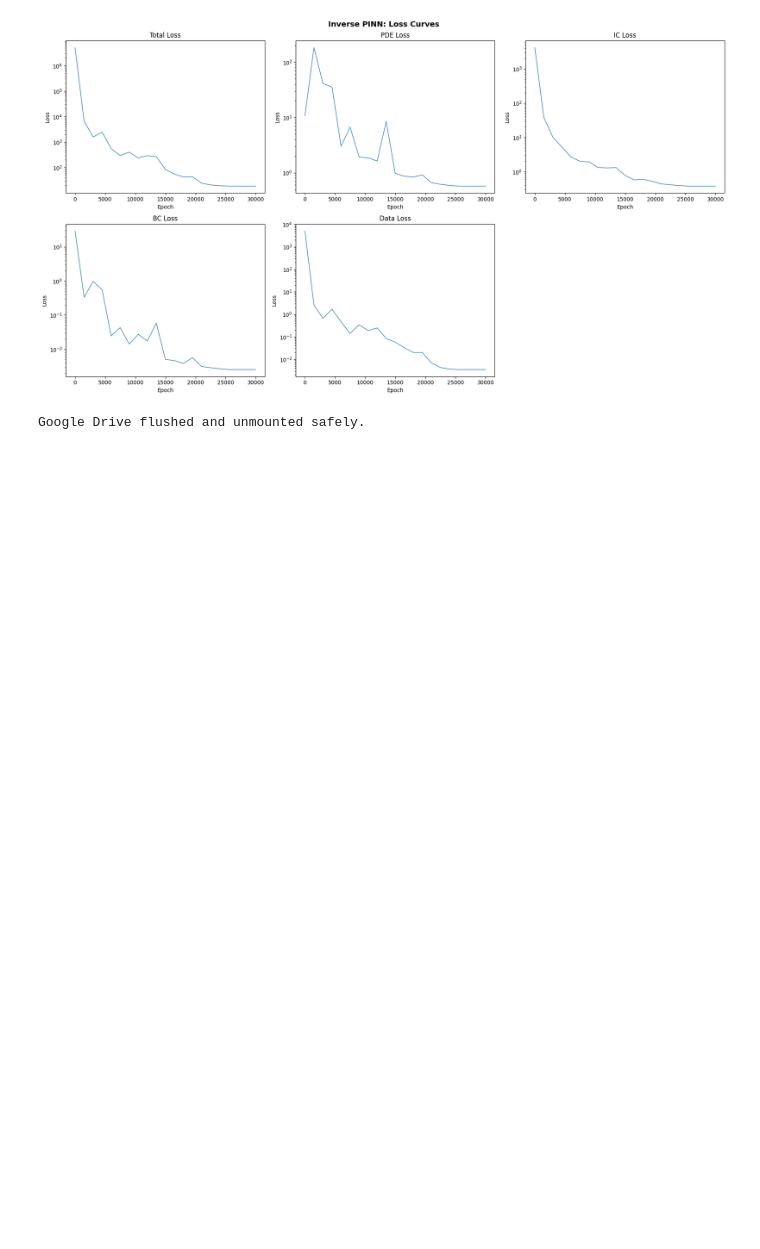
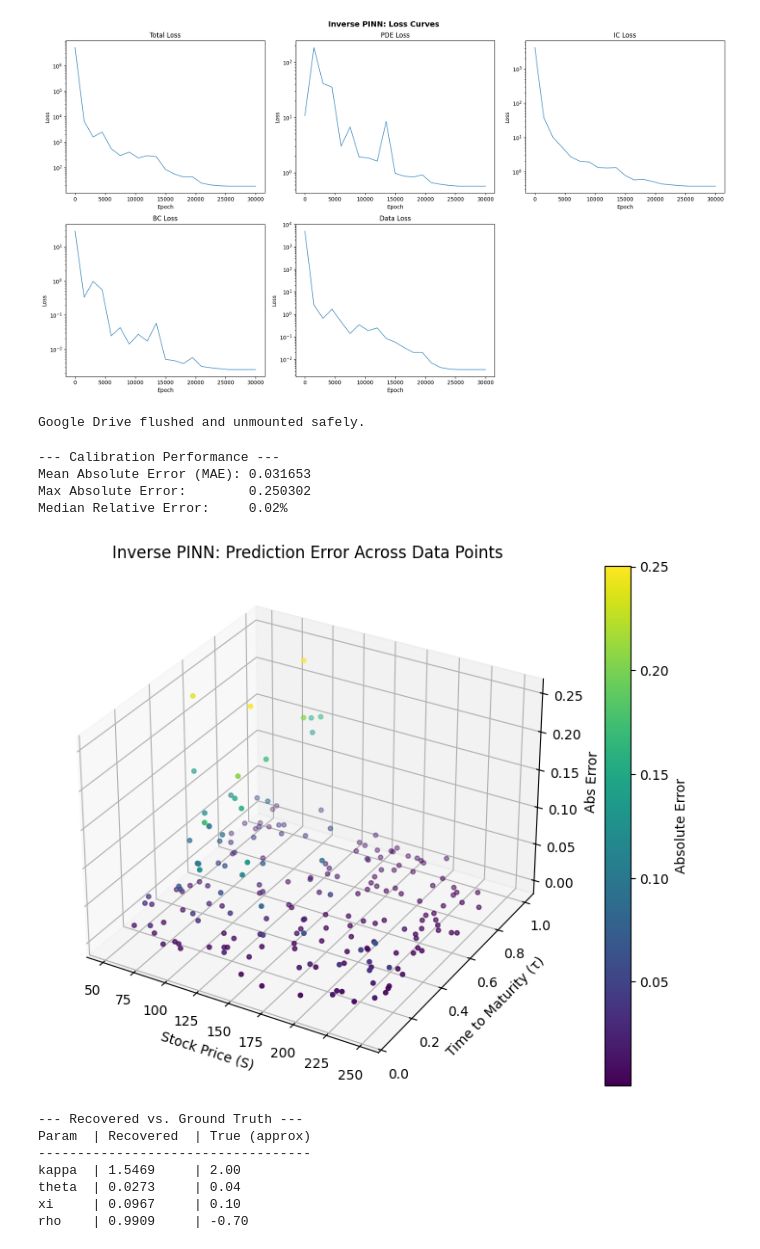
Before and after one commit to egil10/fys5429, a Jupyter notebook: code/notebooks/pinn_inv.ipynb, the cells around one changed output. Saved outputs shown, nothing was run; the diff lists cells and outputs as text; code cells hidden in the pictures; blank space fills up the shorter version.

Commit message:
graphs

```diff
--- a/code/notebooks/pinn_inv.ipynb
+++ b/code/notebooks/pinn_inv.ipynb
@@ -340,3 +340,59 @@ if IN_COLAB:
     print("Google Drive flushed and unmounted safely.")
 # %% [output]
 Google Drive flushed and unmounted safely.
+# %%
+import numpy as np
+import matplotlib.pyplot as plt
+from matplotlib import cm
+
+# 1. EVALUATE PREDICTIONS
+model.eval()
+with torch.no_grad():
+    V_pred_eval = model(S_data, v_data, tau_data)
+    abs_error = torch.abs(V_pred_eval - V_data)
+    rel_error = abs_error / (V_data + 1e-8)
+
+print(f"--- Calibration Performance ---")
+print(f"Mean Absolute Error (MAE): {torch.mean(abs_error).item():.6f}")
+print(f"Max Absolute Error:        {torch.max(abs_error).item():.6f}")
+print(f"Median Relative Error:     {torch.median(rel_error).item():.2%}")
+
+# 2. CONVERT TO DETACHED NUMPY FOR PLOTTING
+S_np = S_data.detach().cpu().numpy().flatten()
+tau_np = tau_data.detach().cpu().numpy().flatten()
+err_np = abs_error.detach().cpu().numpy().flatten()
+
+# 3. PLOT ERROR SURFACE
+plt.figure(figsize=(10, 7))
+ax = plt.axes(projection='3d')
+
+surf = ax.scatter3D(S_np, tau_np, err_np, c=err_np, cmap='viridis', s=10)
+
+ax.set_xlabel('Stock Price (S)')
+ax.set_ylabel('Time to Maturity (τ)')
+ax.set_zlabel('Abs Error')
+ax.set_title('Inverse PINN: Prediction Error Across Data Points')
+plt.colorbar(surf, ax=ax, label='Absolute Error')
+plt.show()
+
+# 4. PARAMETER RECOVERY TABLE
+print(f"\n--- Recovered vs. Ground Truth ---")
+print(f"{'Param':<6} | {'Recovered':<10} | {'True (approx)':<10}")
+print("-" * 35)
+print(f"{'kappa':<6} | {model.kappa.item():<10.4f} | {2.0:<10.2f}")
+print(f"{'theta':<6} | {model.theta.item():<10.4f} | {0.04:<10.2f}")
+print(f"{'xi':<6} | {model.xi.item():<10.4f} | {0.1:<10.2f}")
+print(f"{'rho':<6} | {model.rho.item():<10.4f} | {-0.7:<10.2f}")
+# %% [output]
+--- Calibration Performance ---
+Mean Absolute Error (MAE): 0.031653
+Max Absolute Error:        0.250302
+Median Relative Error:     0.02%
+[figure, added]
+--- Recovered vs. Ground Truth ---
+Param  | Recovered  | True (approx)
+-----------------------------------
+kappa  | 1.5469     | 2.00
+theta  | 0.0273     | 0.04
+xi     | 0.0967     | 0.10
+rho    | 0.9909     | -0.70
```
Also changed, not shown: parts of 2 cells of this notebook, 7 other files.
